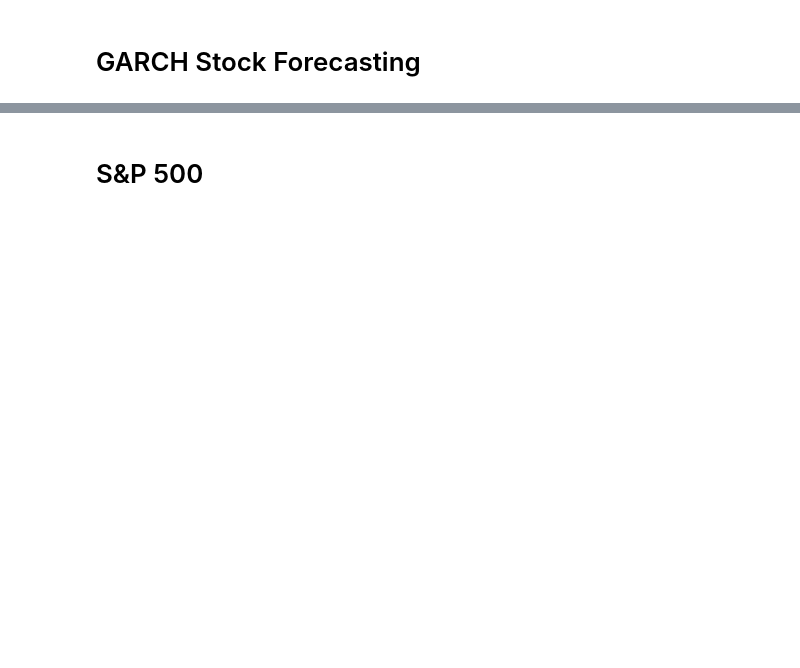
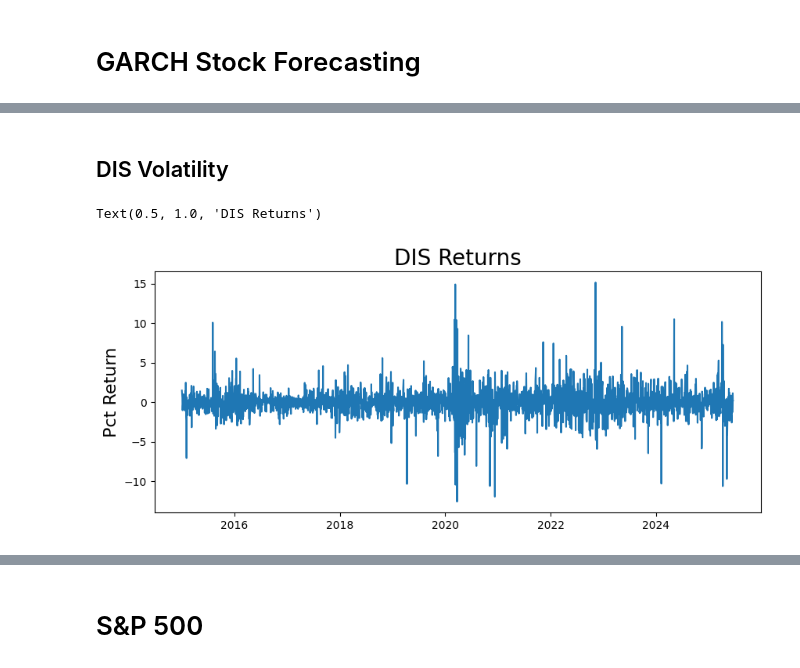
Before and after one commit to CrisH2307/Stocky, a Jupyter notebook: data/GARCH Stock Modeling.ipynb, the cells around one changed output, grey strips where cells are left out. Drawn from its saved outputs; the diff is of its cells as text; code cells hidden in the pictures; blank space fills up the shorter version.

```diff
--- a/data/GARCH Stock Modeling.ipynb
+++ b/data/GARCH Stock Modeling.ipynb
@@ -42,0 +49,17 @@ import math
+# %% [markdown]
+## DIS Volatility
+# %%
+start = datetime(2015, 1, 1)
+end = datetime.today()
+# %%
+dis = web.DataReader('DIS', 'stooq', start=start, end=end)
+# %%
+returns = 100 * dis.Close.pct_change().dropna()
+# %%
+plt.figure(figsize=(10,4))
+plt.plot(returns)
+plt.ylabel('Pct Return', fontsize=16)
+plt.title('DIS Returns', fontsize=20)
+# %% [output]
+Text(0.5, 1.0, 'DIS Returns')
+[figure, added]
```
Also changed, not shown: parts of 52 cells of this notebook, 9 other files.
